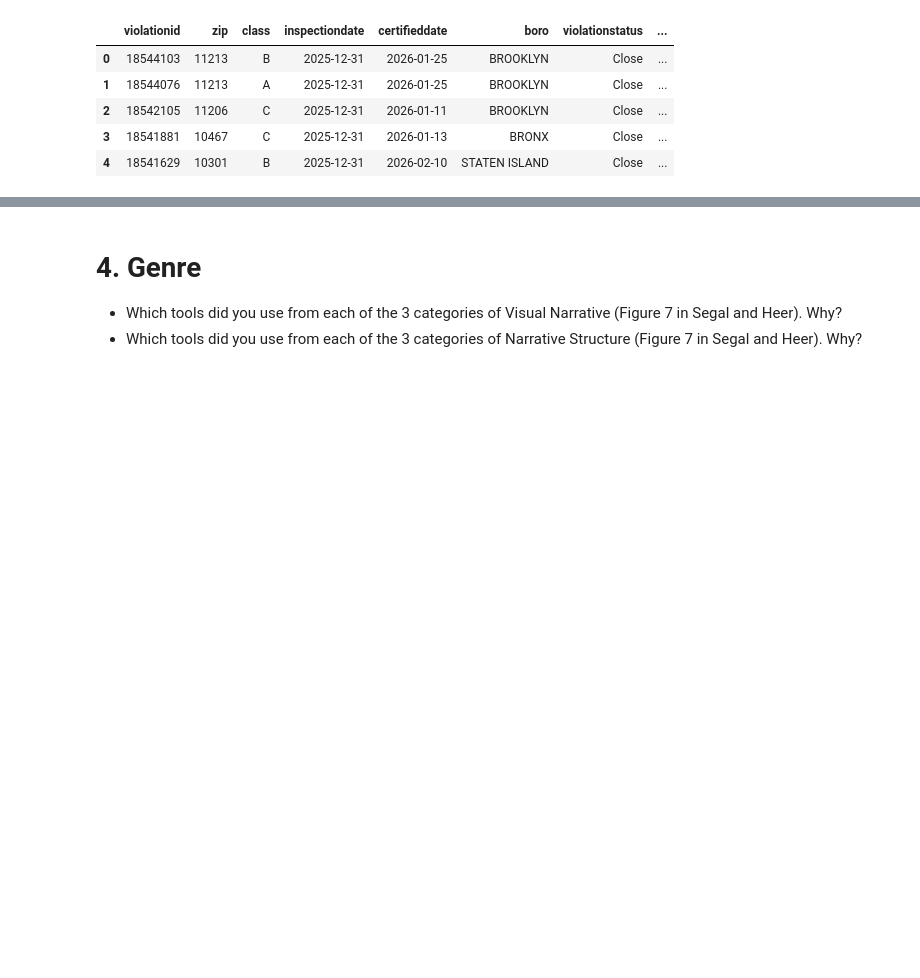
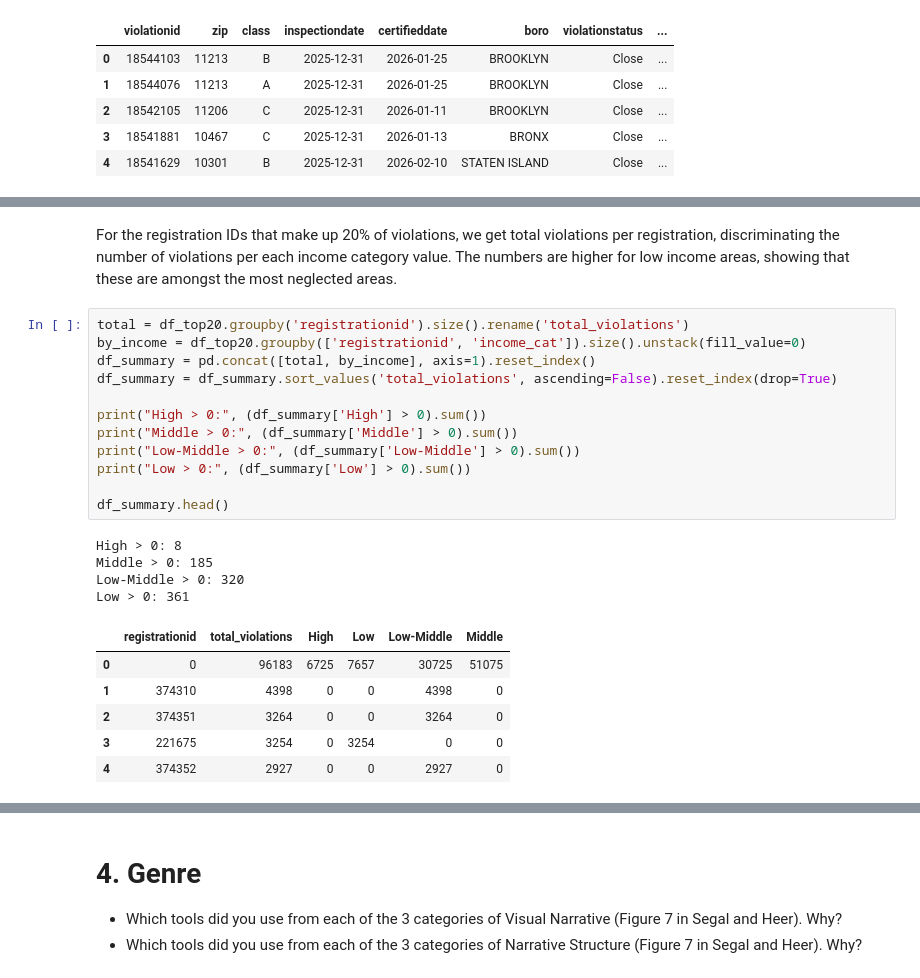
Before and after one commit to mariatmvendas/sdata_project, a Jupyter notebook: final_notebook.ipynb, the cells around one changed output, grey strips where cells are left out. Cells and saved outputs as stored; diff of their text form; blank space fills up the shorter version.

```diff
--- a/final_notebook.ipynb
+++ b/final_notebook.ipynb
@@ -827,0 +1023,25 @@ df_cert.head()
+# %% [markdown]
+For the registration IDs that make up 20% of violations, we get total violations per registration, discriminating the number of violations per each income category value. The numbers are higher for low income areas, showing that these are amongst the most neglected areas.
+# %%
+total = df_top20.groupby('registrationid').size().rename('total_violations')
+by_income = df_top20.groupby(['registrationid', 'income_cat']).size().unstack(fill_value=0)
+df_summary = pd.concat([total, by_income], axis=1).reset_index()
+df_summary = df_summary.sort_values('total_violations', ascending=False).reset_index(drop=True)
+
+print("High > 0:", (df_summary['High'] > 0).sum())
+print("Middle > 0:", (df_summary['Middle'] > 0).sum())
+print("Low-Middle > 0:", (df_summary['Low-Middle'] > 0).sum())
+print("Low > 0:", (df_summary['Low'] > 0).sum())
+
+df_summary.head()
+# %% [output]
+High > 0: 8
+Middle > 0: 185
+Low-Middle > 0: 320
+Low > 0: 361
+|  | registrationid | total_violations | High | Low | Low-Middle | Middle |
+| 0 | 0 | 96183 | 6725 | 7657 | 30725 | 51075 |
+| 1 | 374310 | 4398 | 0 | 0 | 4398 | 0 |
+| 2 | 374351 | 3264 | 0 | 0 | 3264 | 0 |
+| 3 | 221675 | 3254 | 0 | 3254 | 0 | 0 |
+| 4 | 374352 | 2927 | 0 | 0 | 2927 | 0 |
```
Also changed, not shown: parts of 28 cells of this notebook, 1 other file.
